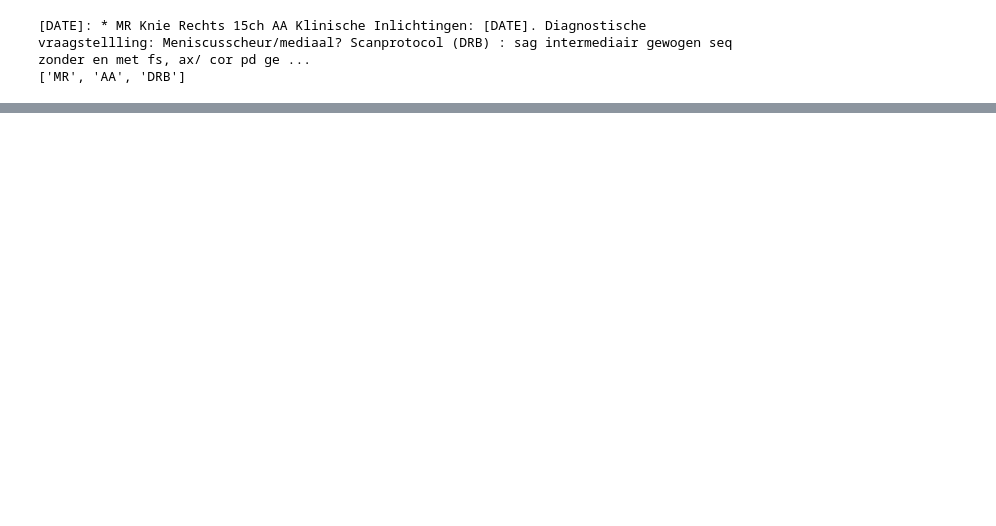
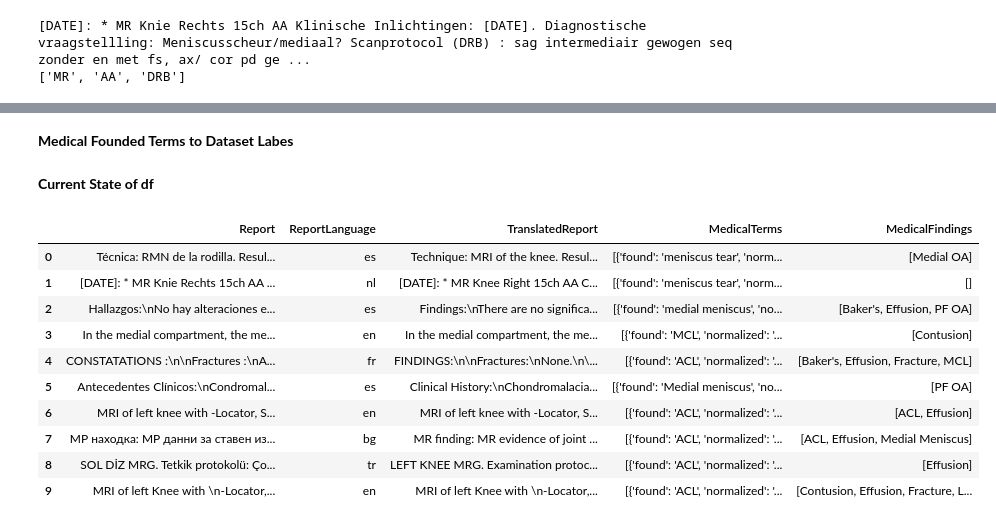
Before and after one commit to davidkurland94-lgtm/SaveTheKnees, a Jupyter notebook: notebooks/kevin/NLP_Knees.ipynb, the cells around one changed output, grey strips where cells are left out. Saved outputs shown, nothing was run; the diff lists cells and outputs as text; code cells hidden in the pictures; blank space fills up the shorter version.

Commit message:
Update knee MRI NLP classifier pipeline

```diff
--- a/notebooks/kevin/NLP_Knees.ipynb
+++ b/notebooks/kevin/NLP_Knees.ipynb
@@ -97,7 +99,7 @@ def find_abbreviations(text):
 
     return [
         term for term in terms
-        if term not in excluded_terms
+        if term not in excluded_translation_terms
     ]
 # %%
 text = df["Report"].iloc[1]
@@ -1212,17 +2249,20 @@ NEGATION_TERMS = {
 # %%
-for item in medical_terms_found:
+def add_negation_to_terms(row):
 
-    start = item["start"]
+    text = row["TranslatedReport"]
+    terms = row["MedicalTerms"]
 
-    context = normalized_text[
-        max(0, start - 50):start
-    ]
+    for item in terms:
 
-    words = context.lower().split()
+        item["negation"] = detect_negation(
+            text,
+            item["start"]
+        )
 
-    item["negation"] = any(
-        word in NEGATION_TERMS
-        for word in words
-    )
+    return terms
 
-print(medical_terms_found)
+
+df["MedicalTerms"] = df.apply(
+    add_negation_to_terms,
+    axis=1
+)
@@ -1232,0 +2343,34 @@ doc = nlp(text_for_scispacy)
+# %% [markdown]
+**Medical Founded Terms to Dataset Labes**
+# %%
+df["MedicalFindings"] = df.apply(
+    lambda row: find_medical_findings(
+        row["MedicalTerms"],
+        row["TranslatedReport"]
+    ),
+    axis=1
+)
+# %% [markdown]
+**Current State of df**
+# %%
+display(df[
+        [
+            "Report",
+            "ReportLanguage",
+            "TranslatedReport",
+            "MedicalTerms",
+            "MedicalFindings"
+        ]
+    ].head(10))
+# %% [output]
+|  | Report | ReportLanguage | TranslatedReport | MedicalTerms | MedicalFindings |
+| 0 | Técnica: RMN de la rodilla. Resul... | es | Technique: MRI of the knee. Resul... | [{'found': 'meniscus tear', 'norm... | [Medial OA] |
+| 1 | [DATE]: * MR Knie Rechts 15ch AA ... | nl | [DATE]: * MR Knee Right 15ch AA C... | [{'found': 'meniscus tear', 'norm... | [] |
+| 2 | Hallazgos:\nNo hay alteraciones e... | es | Findings:\nThere are no significa... | [{'found': 'medial meniscus', 'no... | [Baker's, Effusion, PF OA] |
+| 3 | In the medial compartment, the me... | en | In the medial compartment, the me... | [{'found': 'MCL', 'normalized': '... | [Contusion] |
+| 4 | CONSTATATIONS :\n\nFractures :\nA... | fr | FINDINGS:\n\nFractures:\nNone.\n\... | [{'found': 'ACL', 'normalized': '... | [Baker's, Effusion, Fracture, MCL] |
+| 5 | Antecedentes Clínicos:\nCondromal... | es | Clinical History:\nChondromalacia... | [{'found': 'Medial meniscus', 'no... | [PF OA] |
+| 6 | MRI of left knee with -Locator, S... | en | MRI of left knee with -Locator, S... | [{'found': 'ACL', 'normalized': '... | [ACL, Effusion] |
+| 7 | МР находка: МР данни за ставен из... | bg | MR finding: MR evidence of joint ... | [{'found': 'ACL', 'normalized': '... | [ACL, Effusion, Medial Meniscus] |
+| 8 | SOL DİZ MRG. Tetkik protokolü: Ço... | tr | LEFT KNEE MRG. Examination protoc... | [{'found': 'ACL', 'normalized': '... | [Effusion] |
+| 9 | MRI of left Knee with \n-Locator,... | en | MRI of left Knee with \n-Locator,... | [{'found': 'ACL', 'normalized': '... | [Contusion, Effusion, Fracture, L... |
```
Also changed, not shown: parts of 63 cells of this notebook.
